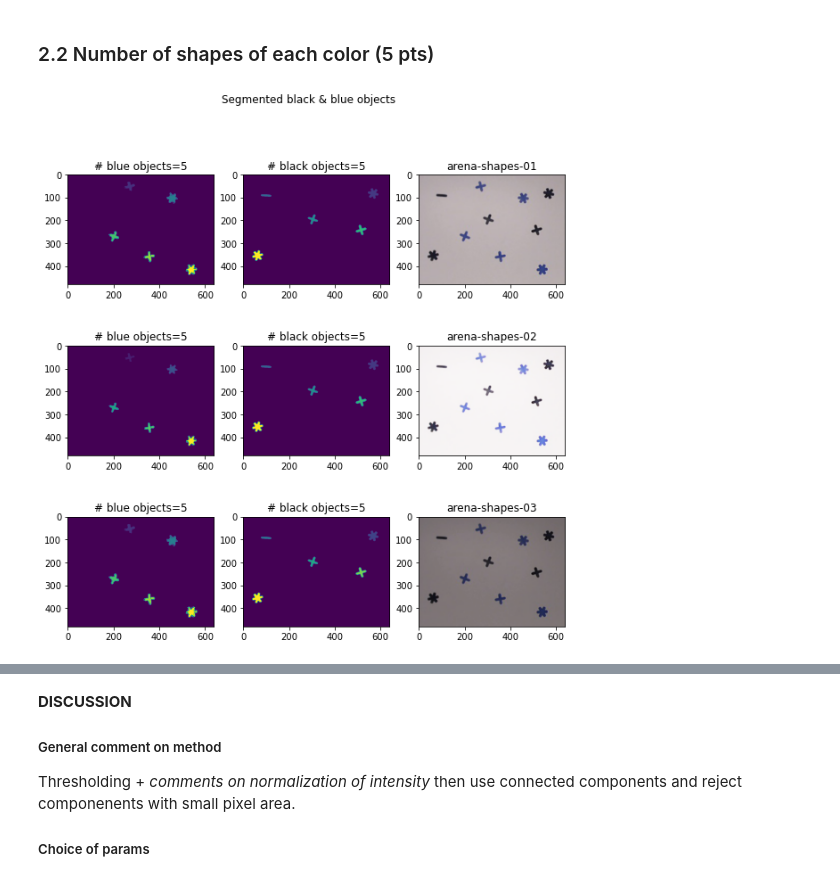
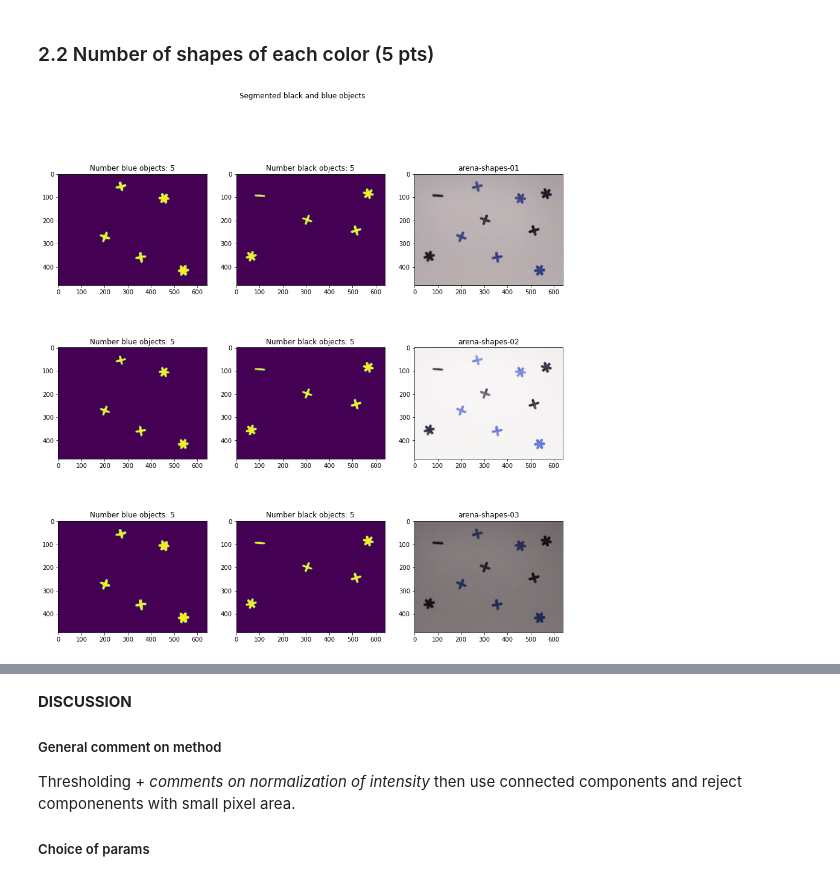
Before and after one commit to Andrea-Oliveri/Image-Processing-Assignements, a Jupyter notebook: Lab 1/lab_01_segmentation.ipynb, the cells around one changed output, grey strips where cells are left out. Saved outputs shown, nothing was run; the diff lists cells and outputs as text; code cells hidden in the pictures.

```diff
--- a/Lab 1/lab_01_segmentation.ipynb
+++ b/Lab 1/lab_01_segmentation.ipynb
@@ -455,21 +455,17 @@ plt.show()
 # %% [markdown]
 ### 2.2 Number of shapes of each color (5 pts)
 # %%
-import operator
-import functools
-from collections import Counter
-
-def detect_same_object(component1, component2):
+def detect_same_object(component1, component2, tolerance):
     distance = np.linalg.norm(component1["centroid"] - component2["centroid"])
     radius_component1 = (component1["width"] + component1["height"]) / 4
     radius_component2 = (component2["width"] + component2["height"]) / 4
 
-    if distance <= radius_component1 or distance <= radius_component2:
+    if distance <= radius_component1 + tolerance or distance <= radius_component2 + tolerance:
         return True
 
     return False
 
-def get_components_from_mask(mask,thresh=100,verbose=False):
+def get_components_from_mask(mask, tolerance = 10, min_size = 50):
     """
     desc: from mask specific to a color find objects of that color
     param: mask::[np.array(2d)]
@@ -483,60 +479,63 @@ def get_components_from_mask(mask,thresh=100,verbose=False):
     # Merging close components that belong to same object, skipping background labeled 0.
     new_labels = {}
     for component1 in range(1, num_labels):
         parameters1 = {"centroid": np.array(centroids[component1]), "width": stats[component1, cv.CC_STAT_WIDTH], "height": stats[component1, cv.CC_STAT_HEIGHT]}
         for component2 in range(component1 + 1, num_labels):
             parameters2 = {"centroid": np.array(centroids[component2]), "width": stats[component2, cv.CC_STAT_WIDTH], "height": stats[component2, cv.CC_STAT_HEIGHT]}
-            if detect_same_object(parameters1, parameters2):
+            if detect_same_object(parameters1, parameters2, tolerance):
                 new_labels[component2] = component1
 
-    # Lists all values of dictionary which are also keys. Needed to solve conflicts.
+    # Solves conflicts caused by values in dictionary which are also keys.
     key_value_conflicts = [key for key, value in new_labels.items() if value in new_labels.keys()]
     while key_value_conflicts:
         for conflict in key_value_conflicts:
             new_labels[conflict] = new_labels[new_labels[conflict]]
         key_value_conflicts = [key for key, value in new_labels.items() if value in new_labels.keys()]
 
-
+    # Merges close components that belong to same object.
     for old_component, new_component in new_labels.items():
         labels[labels == old_component] = new_component
 
-    # weed out unlikely pixels/groups
-    nbpixel_obj = Counter(labels.reshape(-1))
-    out_bounds = [idx for idx,nb_pixel in nbpixel_obj.items()
-                  if nb_pixel<thresh or nb_pixel==max(nbpixel_obj.values())]
+    # Removes too small groups (merges them with background).
+    unique, counts = np.unique(labels, return_counts=True)
+    for component, n_pixels in zip(unique, counts):
+        if n_pixels < min_size:
+            labels[labels == component] = 0
 
-    inv_mask = functools.reduce(operator.or_,[labels == idx for idx in out_bounds])
+    # Creates mask from components not in background.
+    mask = labels > 0
 
-    if verbose:
-        print(nbpixel_obj)
-
-    return (inv_mask+1)%2 * labels
+    return len(np.unique(labels[mask])), mask
 
 
-fig, ax = plt.subplots(3, 3,figsize=(10,10))
-fig.suptitle('Segmented black & blue objects')
-for idx,(image, name) in enumerate(zip(images, im_names),start=0):
-
+def get_blue_black_masks(image):
     image_hsv = cv.cvtColor(image, cv.COLOR_RGB2HSV)
 
     image_hsv[:,:,2] = cv.equalizeHist(image_hsv[:,:,2])
 
-    blue_mask  = cv.inRange(image_hsv, (90, 50, 5), (135, 255, 255))
+    blue_mask  = cv.inRange(image_hsv, (90, 50, 4), (135, 255, 255))
     black_mask = cv.inRange(image_hsv, (0, 0, 0), (180, 255, 3))
 
-    objects_blue  = get_components_from_mask(blue_mask)
-    objects_black = get_components_from_mask(black_mask)
+    return blue_mask, black_mask
 
-    ax[idx,0].imshow(objects_blue)
-    ax[idx, 0].set_title('# blue objects={}'.
-                         format(len(np.unique(objects_blue))-1))
-    ax[idx,1].imshow(objects_black)
-    ax[idx, 1].set_title('# black objects={}'.
-                         format(len(np.unique(objects_black))-1))
-    ax[idx,2].imshow(images[idx])
+
+fig, ax = plt.subplots(3, 3, figsize = (15,15))
+fig.suptitle('Segmented black and blue objects')
+for idx, (image, name) in enumerate(zip(images, im_names), start=0):
+
+    blue_mask, black_mask = get_blue_black_masks(image)
+
+    n_objects_blue , mask_objects_blue  = get_components_from_mask(blue_mask)
+    n_objects_black, mask_objects_black = get_components_from_mask(black_mask)
+
+    ax[idx, 0].imshow(mask_objects_blue)
+    ax[idx, 0].set_title(f'Number blue objects: {n_objects_blue}')
+    ax[idx, 1].imshow(mask_objects_black)
+    ax[idx, 1].set_title(f'Number black objects: {n_objects_black}')
+    ax[idx, 2].imshow(images[idx])
     ax[idx, 2].set_title(name)
 # %% [output]
-[figure, old version]
+[figure, new version]
 # %%
 %%timeit
 image_hsv = cv.cvtColor(images[0], cv.COLOR_RGB2HSV)
```
Also changed, not shown: parts of 6 cells of this notebook.
